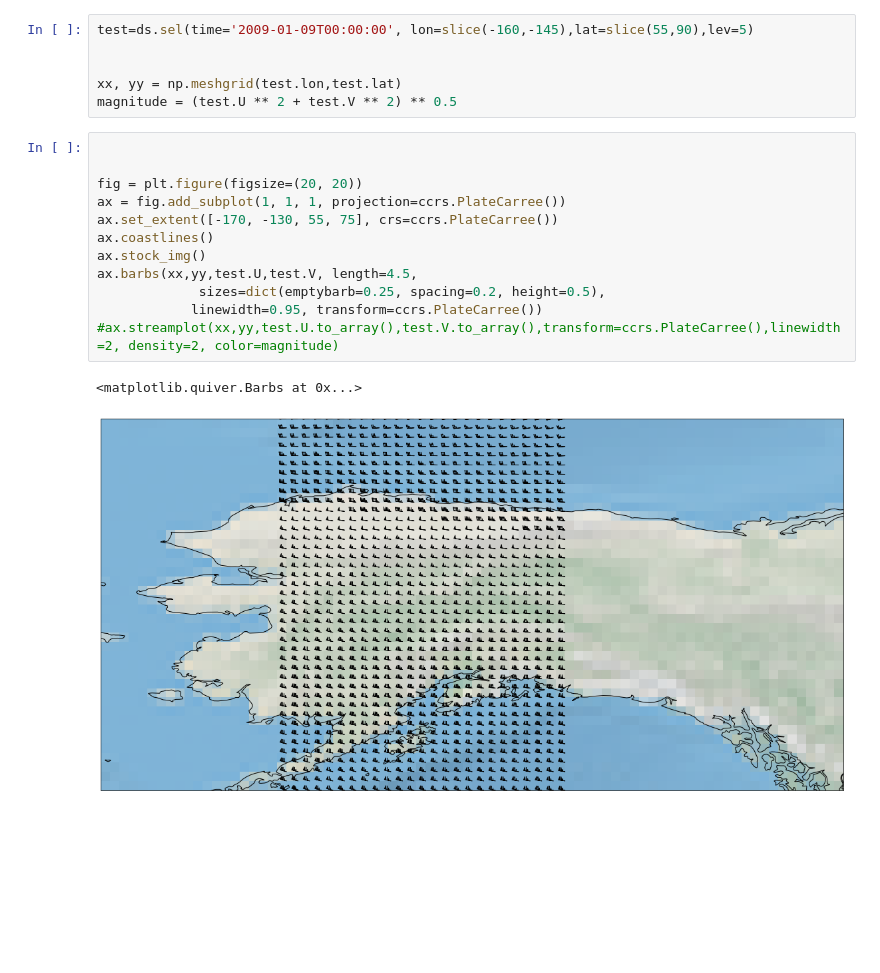
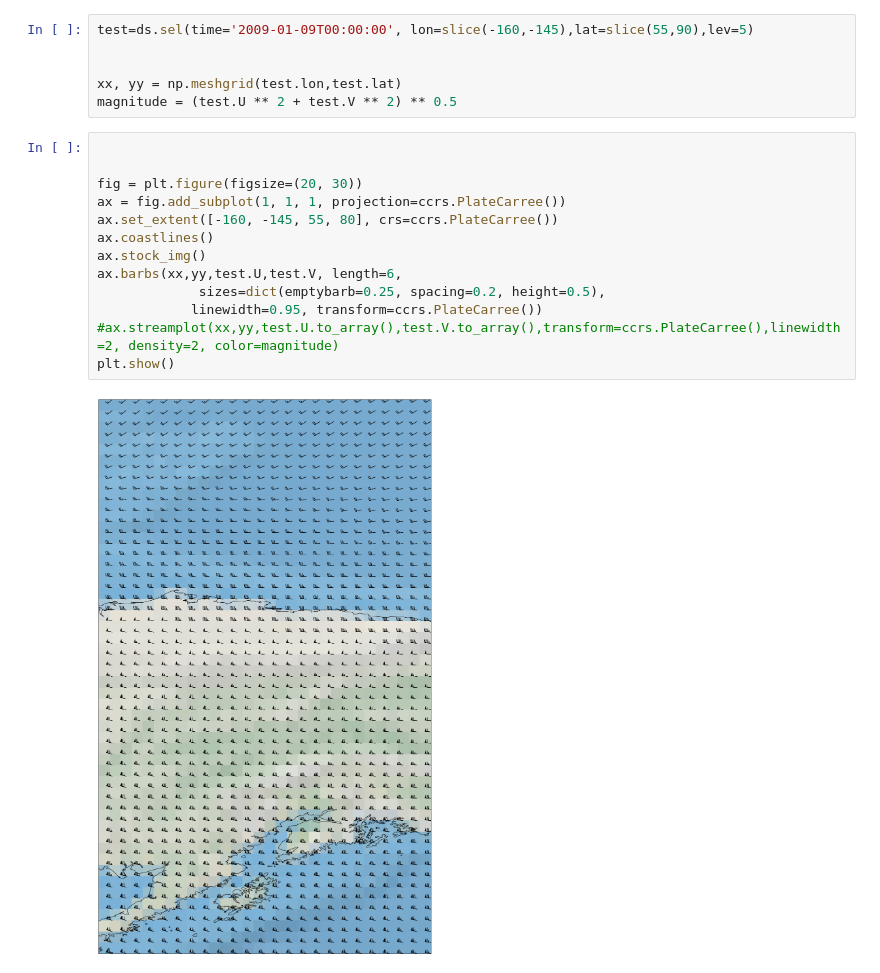
Before and after one commit to 7AlonsoRaikiri7/SummerREU, a Jupyter notebook: practice.ipynb, the cells around one changed output. Drawn from its saved outputs; the diff is of its cells as text; blank space fills up the shorter version.

Commit message:
wind barbs 2.0

```diff
--- a/practice.ipynb
+++ b/practice.ipynb
@@ -128,15 +131,15 @@ magnitude = (test.U ** 2 + test.V ** 2) ** 0.5
 # %%
 
 
-fig = plt.figure(figsize=(20, 20))
+fig = plt.figure(figsize=(20, 30))
 ax = fig.add_subplot(1, 1, 1, projection=ccrs.PlateCarree())
-ax.set_extent([-170, -130, 55, 75], crs=ccrs.PlateCarree())
+ax.set_extent([-160, -145, 55, 80], crs=ccrs.PlateCarree())
 ax.coastlines()
 ax.stock_img()
-ax.barbs(xx,yy,test.U,test.V, length=4.5,
+ax.barbs(xx,yy,test.U,test.V, length=6,
              sizes=dict(emptybarb=0.25, spacing=0.2, height=0.5),
             linewidth=0.95, transform=ccrs.PlateCarree())
 #ax.streamplot(xx,yy,test.U.to_array(),test.V.to_array(),transform=ccrs.PlateCarree(),linewidth=2, density=2, color=magnitude)
+plt.show()
 # %% [output]
-<matplotlib.quiver.Barbs at 0x...>
-[figure, old version]
+[figure, new version]
```
Also changed, not shown: parts of 1 cell of this notebook.
